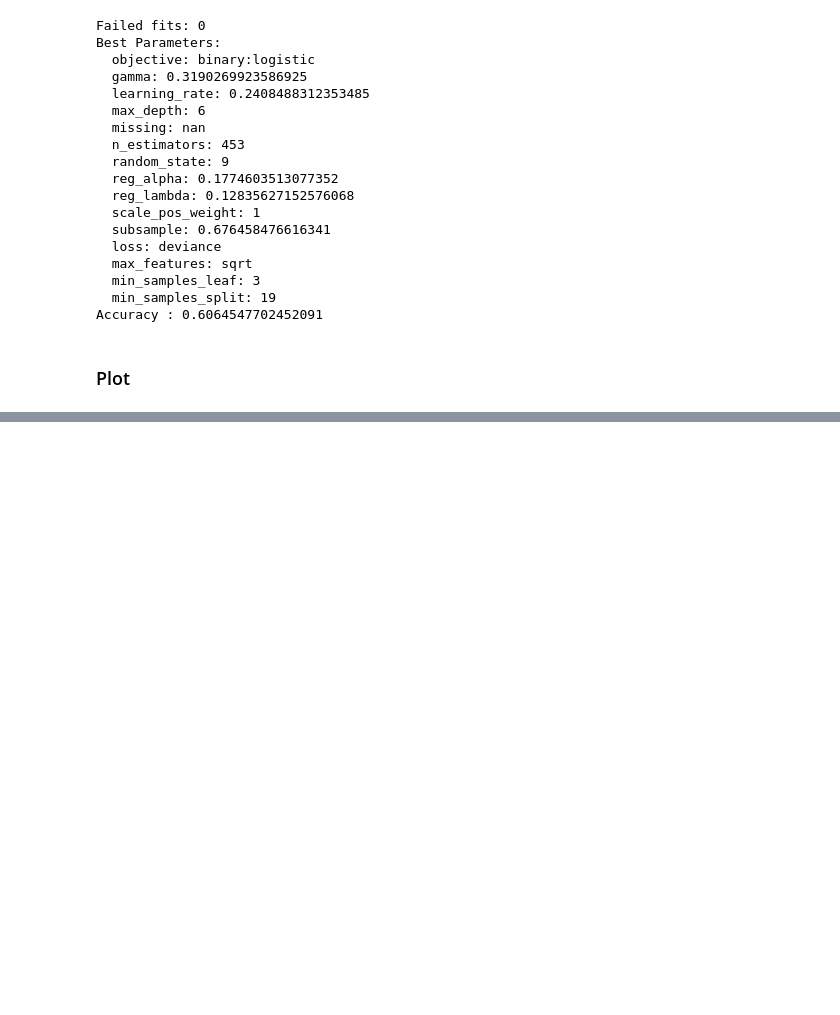
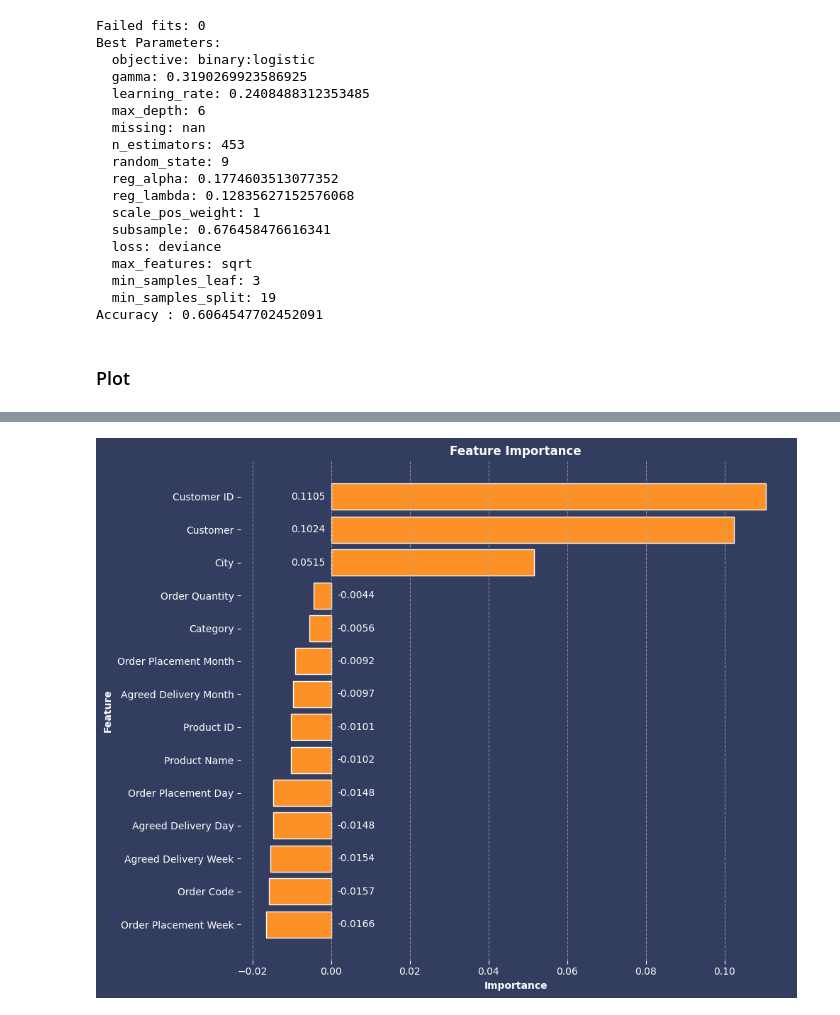
Before and after one commit to occampos/OptimizingDelivery, a Jupyter notebook: analysis.ipynb, the cells around one changed output, grey strips where cells are left out. Cells and saved outputs as stored; diff of their text form; code cells hidden in the pictures; blank space fills up the shorter version.

Commit message:
added feature importance plot

```diff
--- a/analysis.ipynb
+++ b/analysis.ipynb
@@ -1232,3 +1211,20 @@ The matter can also be uncompressed if compressed only a small amount of time ag
+# %%
+# Define features and targets
+features = ['order_code',
+            'order_placement_month',
+            'order_placement_day',
+            'order_placement_week_no',
+            'customer_id',
+            'customer_name_code',
+            'city_code',
+            'product_id',
+            'product_name_code',
+            'category_code',
+            'order_qty',
+            'agreed_delivery_month',
+            'agreed_delivery_day',
+            'agreed_delivery_week_no']
+targets = ['on_time', 'in_full']
 # %%
 # Create a DataFrame to store feature importances
 feature_importance_df = pd.DataFrame({'Feature': features, 'Importance': feature_importances})
@@ -1241,0 +1292,31 @@ feature_importance_df.to_csv(os.path.join(optimizingdelivery_data_dir, f"{'featu
+# %%
+plt.figure(figsize=(10, 8), facecolor='#323D60')
+ax = plt.axes()
+ax.set_facecolor("#323D60")
+bars = plt.barh(data=feature_importance_df.sort_values(by='Importance', ascending=True), y='Feature', width='Importance', color='#FB9127', edgecolor='white')
+
+plt.title('Feature Importance', color='#FFFFFF', fontweight='bold')
+plt.xlabel('Importance', color='#FFFFFF', fontweight='bold')
+plt.ylabel('Feature', color='#FFFFFF', fontweight='bold')
+plt.grid(axis='x', linestyle='--', alpha=0.7)
+plt.gca().tick_params(axis='y', colors='#FFFFFF')
+plt.gca().tick_params(axis='x', colors='#FFFFFF')
+
+# Remove axis spines
+plt.gca().spines[['top', 'right', 'bottom', 'left']].set_visible(False)
+
+# Add data labels
+for bar in bars:
+    width = bar.get_width()
+    if width < 0:
+        plt.text(0.0015, bar.get_y() + bar.get_height()/2, '{:.4f}'.format(width), ha='left', va='center', color='#FFFFFF', fontsize=10)
+    else:
+        plt.text(-0.0015, bar.get_y() + bar.get_height()/2, '{:.4f}'.format(width), ha='right', va='center', color='#FFFFFF', fontsize=10)
+
+# Save the plot as an image
+plt.savefig('feature_importance.png', bbox_inches='tight', pad_inches=0.1)
+
+plt.tight_layout()
+plt.show()
+# %% [output]
+[figure, added]
```
Also changed, not shown: parts of 13 cells of this notebook, 2 other files.
